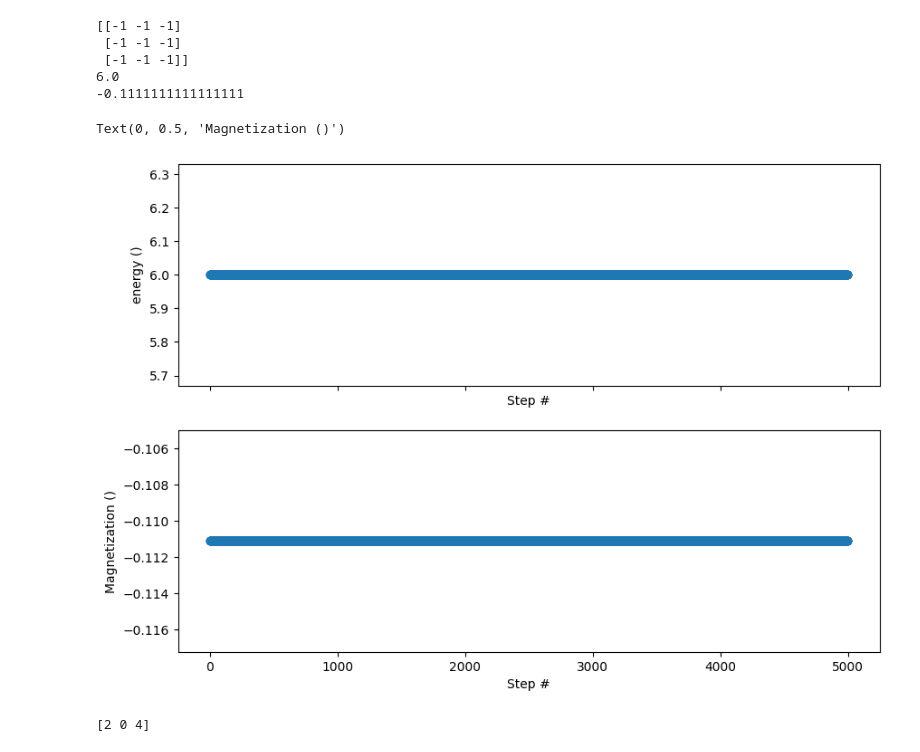
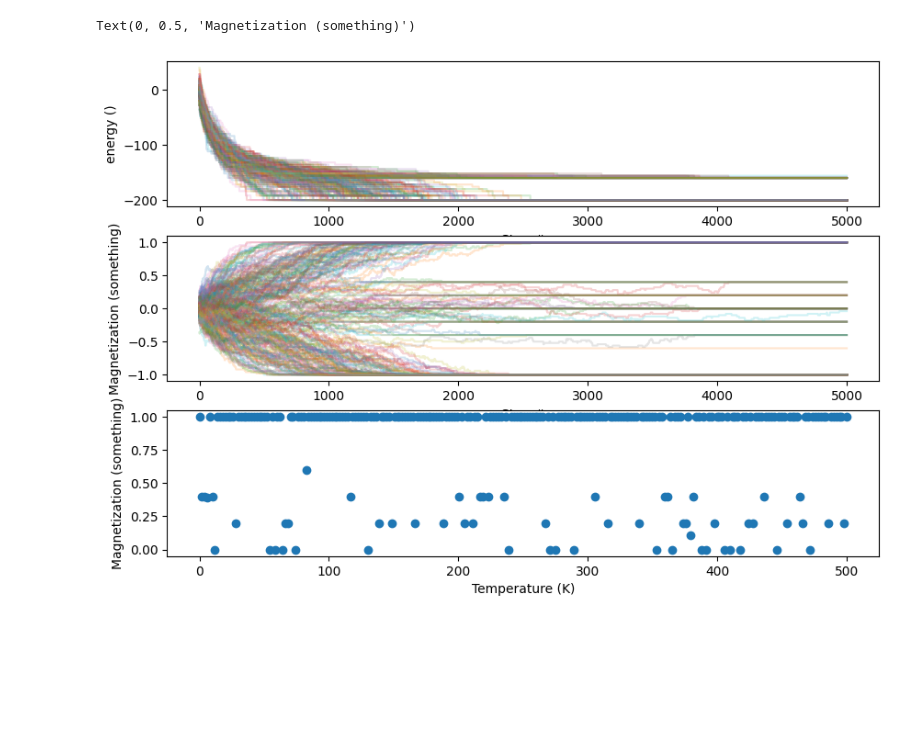
Before and after one commit to 22AZhang/Project-3-Ising-Model, a Jupyter notebook: main.ipynb, the cells around one changed output. Cells and saved outputs as stored; diff of their text form; code cells hidden in the pictures; blank space fills up the shorter version.

```diff
--- a/main.ipynb
+++ b/main.ipynb
@@ -4,8 +4,10 @@ import matplotlib.pyplot as plt
 import itertools as it
 
 J = -1
-# k = 1.380649/1e23
-k = 1
+k = 1.380649/1e23
+# k = 1
+mu0 = 1.256/1e6
+B = 0
 # %%
 class lattice:
     def __init__(self, ndims, length, temp): # If want non-square lattice, make length an array/tuple
@@ -85,12 +101,6 @@ L1 = lattice(2,3,0)
 # Code faulty for matrix with length==2, neighbor indices quadruple count rather than double count.
 # Is a problem when matrix values are uniform
 L1.set_points(-1)
-print(L1.points)
-print(L1.erg)
-print(L1.mag)
+# print(L1.points)
+# print(L1.erg)
+# print(L1.mag)
-# %% [output]
-[[-1 -1 -1]
- [-1 -1 -1]
- [-1 -1 -1]]
-6.0
--0.1111111111111111
@@ -117,20 +107,31 @@ def metropolis(lattice, n_steps):
 # %%
+temps = np.linspace(1/1e10,500,250)
+mags = np.zeros(len(temps))
+algo = ising_algos()
+lattices = []
+for ii in range(0,len(temps)):
+    L = lattice(2,10,temps[ii])
+    lattices.append(L)
+
 n_steps = 5000
 steps = range(0,n_steps)
-erg, mag = metropolis(L1, n_steps)
-fig, axes = plt.subplots(2, 1, figsize=(10, 7), sharex=True)
-ax = axes[0]
-ax.scatter(steps,erg)
-ax.set_xlabel("Step #")
-ax.set_ylabel("energy ()")
-ax = axes[1]
-ax.scatter(steps,mag)
-ax.set_xlabel("Step #")
-ax.set_ylabel("Magnetization ()")
+fig, axes = plt.subplots(3, 1, figsize=(10, 7), sharex=False)
+for ii in range(0,len(lattices)):
+    erg, mag = algo.metropolis(lattices[ii], n_steps)
+    mags[ii] = np.abs(np.average(mag[4000:]))
+    ax = axes[0]
+    ax.plot(steps,erg,alpha=0.2)
+    ax.set_xlabel("Step #")
+    ax.set_ylabel("energy ()")
+    ax = axes[1]
+    ax.plot(steps,mag,alpha=0.2)
+    ax.set_xlabel("Step #")
+    ax.set_ylabel("Magnetization (something)")
+
+ax = axes[2]
+ax.scatter(temps, mags)
+ax.set_xlabel("Temperature (K)")
+ax.set_ylabel("Magnetization (something)")
 # %% [output]
-Text(0, 0.5, 'Magnetization ()')
+Text(0, 0.5, 'Magnetization (something)')
-[figure, old version]
+[figure, new version]
-# %%
-print(np.random.choice(a=5, size=3))
-# %% [output]
-[2 0 4]
```
Also changed, not shown: parts of 5 cells of this notebook.
